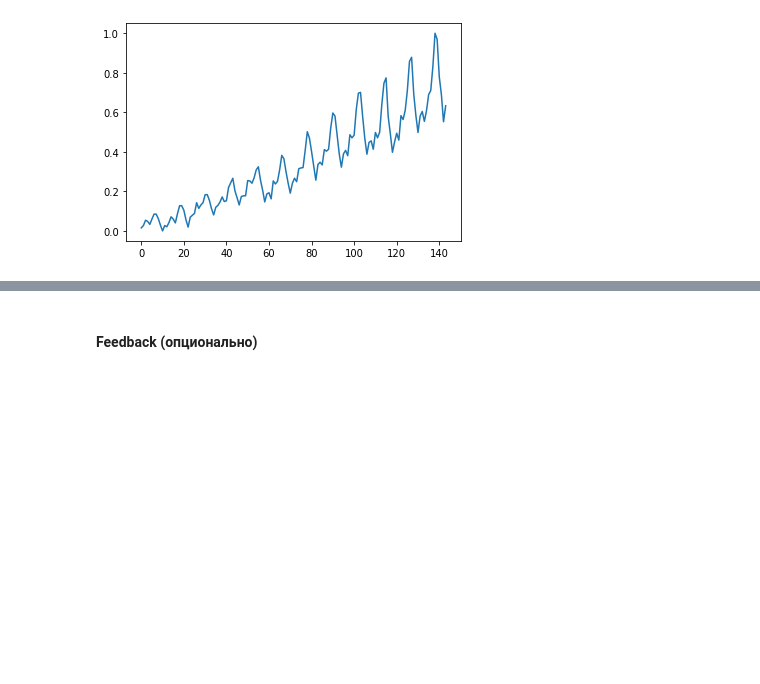
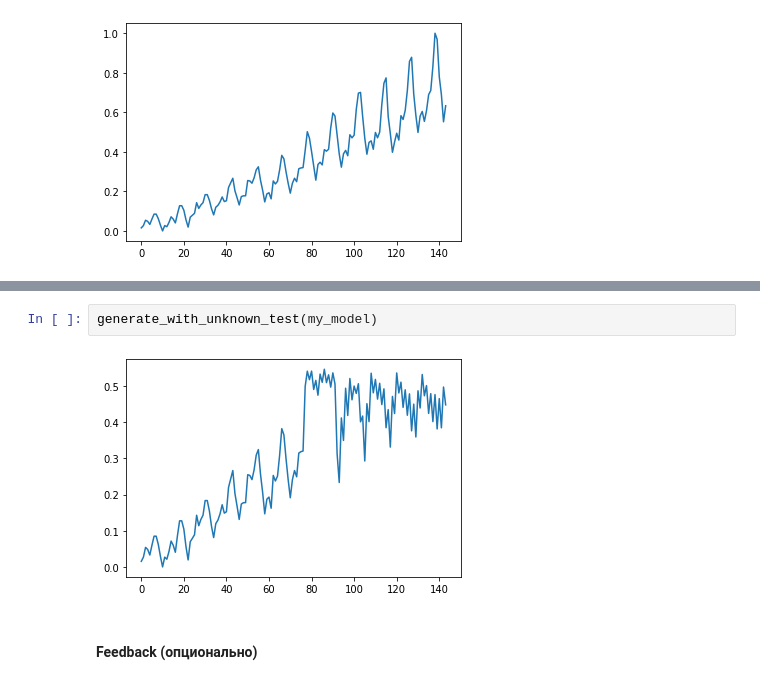
Before and after one commit to AZelentsov343/msu_nn_spring_2020, a Jupyter notebook: Practice task 9, LSTM.ipynb, the cells around one changed output, grey strips where cells are left out. Saved outputs shown, nothing was run; the diff lists cells and outputs as text; blank space fills up the shorter version.

```diff
--- a/Practice task 9, LSTM.ipynb
+++ b/Practice task 9, LSTM.ipynb
@@ -206,3 +231,7 @@ plot_model(my_model, ovr)
+# %%
+generate_with_unknown_test(my_model)
+# %% [output]
+[figure, added]
 # %% [markdown]
 #### Feedback (опционально)
 # %% [markdown]
```
Also changed, not shown: parts of 11 cells of this notebook.
